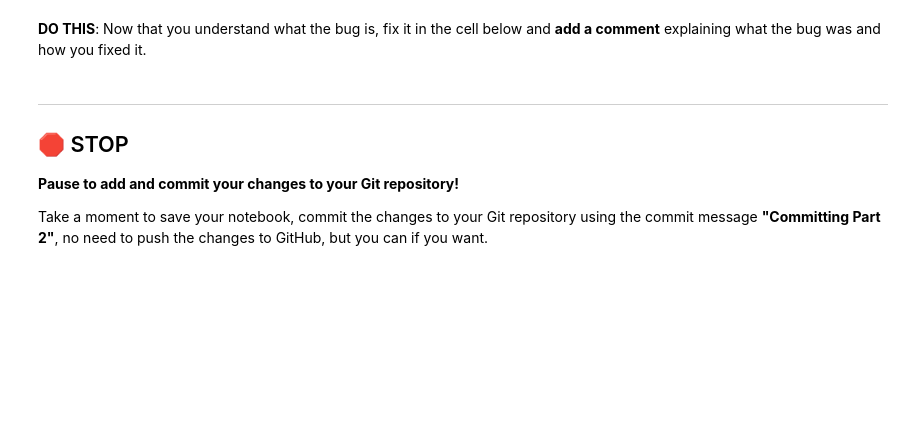
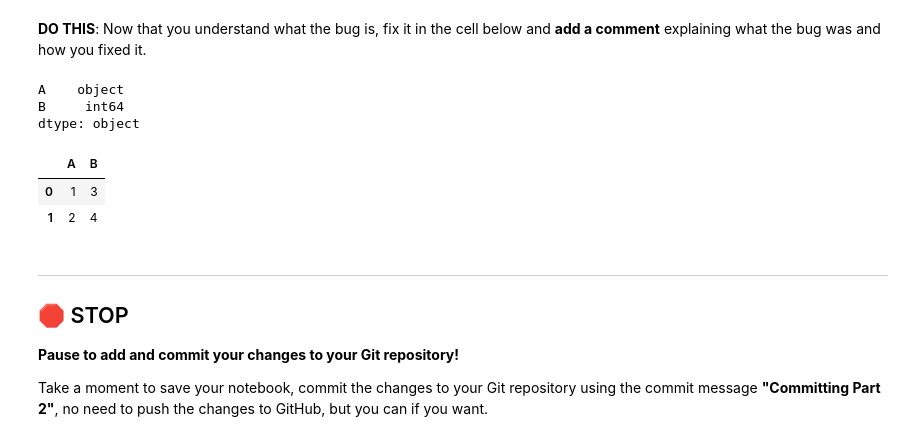
Before and after one commit to rags45/CMSE202-f23-turnin, a Jupyter notebook: hw-01/HW-01_GitPracticeDebuggingPythonPackagesAndClasses-STUDENT.ipynb, the cells around one changed output. Cells and saved outputs as stored; diff of their text form; code cells hidden in the pictures; blank space fills up the shorter version.

```diff
--- a/hw-01/HW-01_GitPracticeDebuggingPythonPackagesAndClasses-STUDENT.ipynb
+++ b/hw-01/HW-01_GitPracticeDebuggingPythonPackagesAndClasses-STUDENT.ipynb
@@ -255,3 +310,19 @@ If you need to write any code to explore the nature of the bug, please do so in
+# %%
+# Put your non-buggy code here
+
+df = pd.DataFrame({'A': [1, 2], 'B': [3, 4]})
+
+#instead of setting each value to the word 'string', use .astype to convert the values to a string
+df['A'] = df['A'].astype(str)
+print(df.dtypes)
+df
+# %% [output]
+A    object
+B     int64
+dtype: object
+|  | A | B |
+| 0 | 1 | 3 |
+| 1 | 2 | 4 |
 # %% [markdown]
 ---
 ## &#128721; STOP
```
Also changed, not shown: parts of 25 cells of this notebook.
